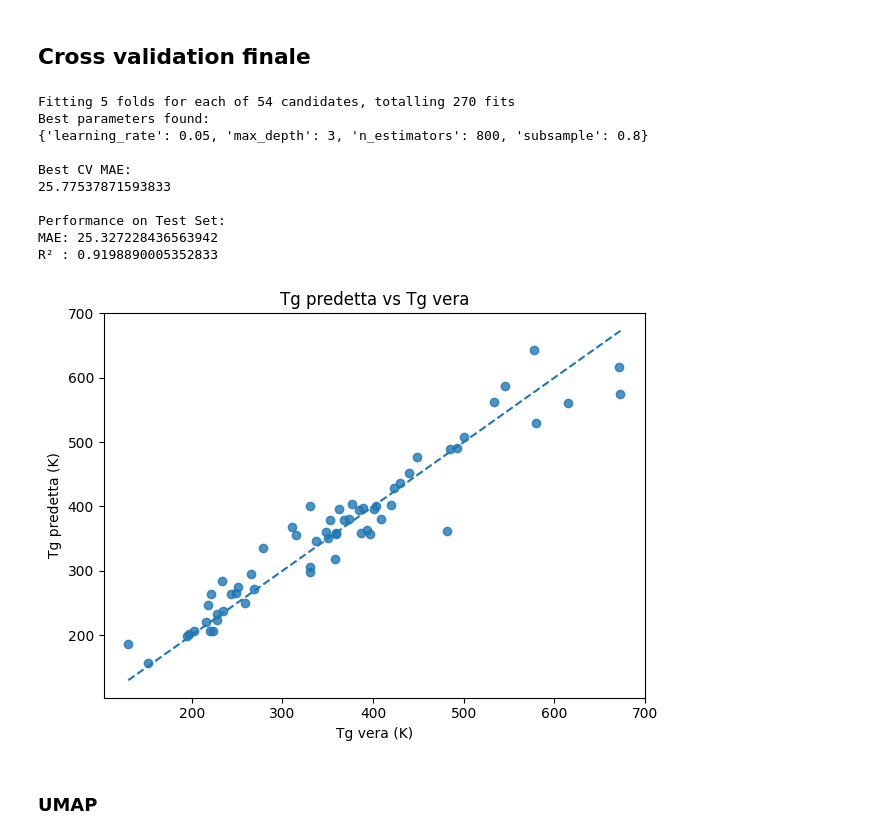
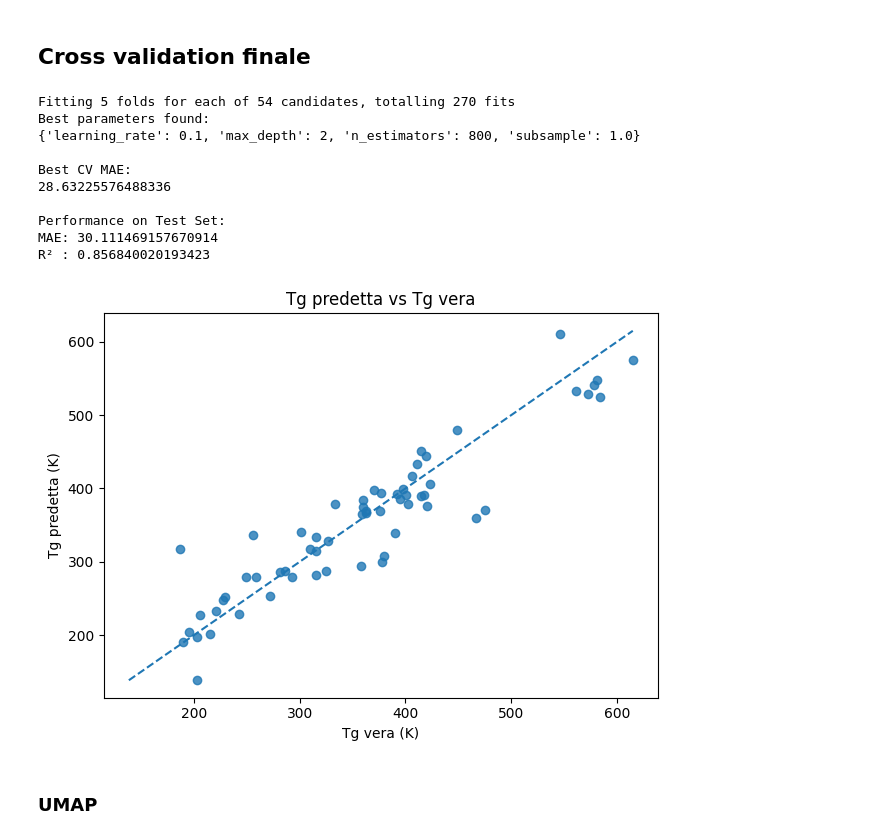
Before and after one commit to VBacchelli/polymer_prediction, a Jupyter notebook: GradientBoostingTest.ipynb, the cells around one changed output. Cells and saved outputs as stored; diff of their text form; code cells hidden in the pictures.

```diff
--- a/GradientBoostingTest.ipynb
+++ b/GradientBoostingTest.ipynb
@@ -15,8 +15,8 @@ MONGO_URI = os.getenv("MONGO_URI")
 
 client = MongoClient(MONGO_URI)
 db=client["PolymerPrediction"]
-collection=db["bicerano_tg"]
-
+collection=db["biceranoTg"]
+target="Tg"
 #print(collection.count_documents({}))
 # %%
 docs = list(collection.find({}))
@@ -28,8 +28,8 @@ prop_df = pd.json_normalize(df["properties"])
 # integro nel dataframe
 df = pd.concat([df.drop(columns=["properties"]), prop_df], axis=1)
 
-# rimuovo righe senza SMILES o Tg
-df = df.dropna(subset=["smiles", "Tg"])
-
-df.head()
+# rimuovo righe senza SMILES, Tg o densità o con SMILES malformato
+df = df.dropna(subset=["smiles", target])
+df = df[~df["smiles"].str.contains(r"\[\[", na=False)].copy()
+df.describe()
 # %% [output]
@@ -133,7 +133,7 @@ Shape: 960
 # %% [markdown]
 ## Preparazione dataset (separazione target)
 # %%
-y = df["Tg"]
+y = df[target]
 X = feature_df.copy()
 X.index = df["_id"]
 print("Shape X:", X.shape)
@@ -467,33 +430,33 @@ print(f"R² : {r2}")
 # %% [output]
 Fitting 5 folds for each of 54 candidates, totalling 270 fits
 Best parameters found:
-{'learning_rate': 0.05, 'max_depth': 3, 'n_estimators': 800, 'subsample': 0.8}
+{'learning_rate': 0.1, 'max_depth': 2, 'n_estimators': 800, 'subsample': 1.0}
 
 Best CV MAE:
-25.77537871593833
+28.63225576488336
 
 Performance on Test Set:
-MAE: 25.327228436563942
-R² : 0.9198890005352833
+MAE: 30.111469157670914
+R² : 0.856840020193423
 # %%
 
 plt.figure()
 plt.scatter(y_test, pred, alpha=0.8)
 
 
 # diagonale ideale
 min_val = min(y_test.min(), pred.min())
 max_val = max(y_test.max(), pred.max())
 plt.plot([min_val, max_val], [min_val, max_val], linestyle="--")
 
-plt.xlabel("Tg vera (K)")
-plt.ylabel("Tg predetta (K)")
-plt.title("Tg predetta vs Tg vera")
+plt.xlabel(f"{target} vera (K)")
+plt.ylabel(f"{target} predetta (K)")
+plt.title(f"{target} predetta vs {target} vera")
 
 plt.tight_layout()
 plt.show()
 # %% [output]
-[figure, old version]
+[figure, new version]
 # %% [markdown]
 ### UMAP
 # %%
```
Also changed, not shown: parts of 24 cells of this notebook, 1 other file.
